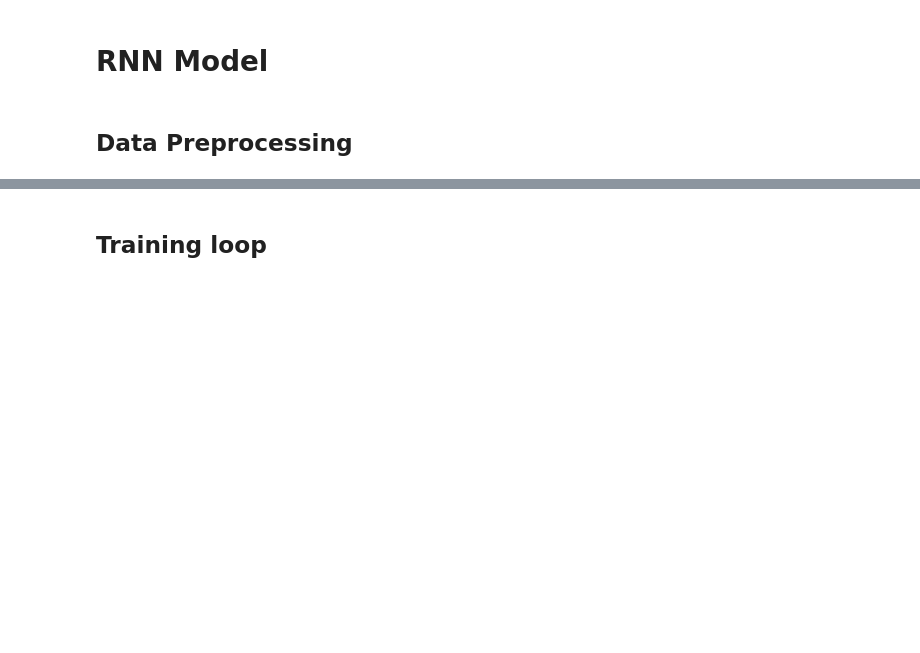
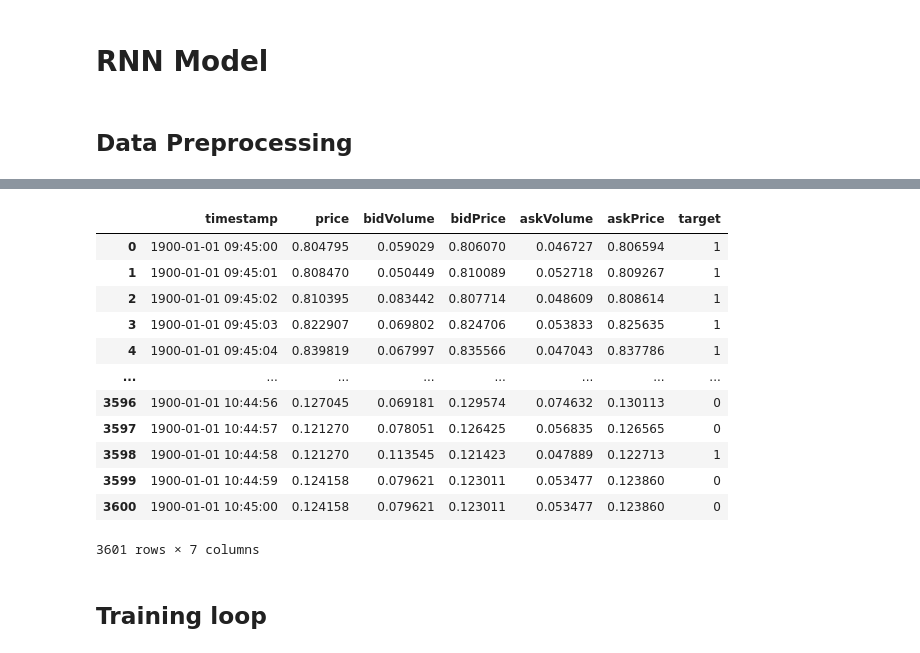
Before and after one commit to theodor-semerdzhiev/McHacks12, a Jupyter notebook: ml/analysis.ipynb, the cells around one changed output, grey strips where cells are left out. Saved outputs shown, nothing was run; the diff lists cells and outputs as text; code cells hidden in the pictures; blank space fills up the shorter version.

```diff
--- a/ml/analysis.ipynb
+++ b/ml/analysis.ipynb
@@ -346,7 +346,7 @@ def prepare_data_loader(df, sequence_length, batch_size):
     dataset = StockDataset(df, sequence_length, features=features, target_feature='target')
     data_loader = DataLoader(dataset, batch_size=batch_size, shuffle=True)
 
-    return data_loader, scaler
+    return data_loader, scaler, df
 
 def train_model(model, epochs, criterion, optimizer, train_loader):
     loss_data = []
@@ -560,3 +558,23 @@ Combined['Period1']['B']
+# %%
+_, _, df = prepare_data_loader(Combined['Period2']['D'], sequence_length=20, batch_size=32)
+df
+
+
+# Period 2, Stock D
+# %% [output]
+|  | timestamp | price | bidVolume | bidPrice | askVolume | askPrice | target |
+| 0 | 1900-01-01 09:45:00 | 0.804795 | 0.059029 | 0.806070 | 0.046727 | 0.806594 | 1 |
+| 1 | 1900-01-01 09:45:01 | 0.808470 | 0.050449 | 0.810089 | 0.052718 | 0.809267 | 1 |
+| 2 | 1900-01-01 09:45:02 | 0.810395 | 0.083442 | 0.807714 | 0.048609 | 0.808614 | 1 |
+| 3 | 1900-01-01 09:45:03 | 0.822907 | 0.069802 | 0.824706 | 0.053833 | 0.825635 | 1 |
+| 4 | 1900-01-01 09:45:04 | 0.839819 | 0.067997 | 0.835566 | 0.047043 | 0.837786 | 1 |
+| ... | ... | ... | ... | ... | ... | ... | ... |
+| 3596 | 1900-01-01 10:44:56 | 0.127045 | 0.069181 | 0.129574 | 0.074632 | 0.130113 | 0 |
+| 3597 | 1900-01-01 10:44:57 | 0.121270 | 0.078051 | 0.126425 | 0.056835 | 0.126565 | 0 |
+| 3598 | 1900-01-01 10:44:58 | 0.121270 | 0.113545 | 0.121423 | 0.047889 | 0.122713 | 1 |
+| 3599 | 1900-01-01 10:44:59 | 0.124158 | 0.079621 | 0.123011 | 0.053477 | 0.123860 | 0 |
+| 3600 | 1900-01-01 10:45:00 | 0.124158 | 0.079621 | 0.123011 | 0.053477 | 0.123860 | 0 |
+3601 rows × 7 columns
 # %% [markdown]
 ## Training loop
 # %% [markdown]
```
Also changed, not shown: parts of 4 cells of this notebook, 5 other files.
